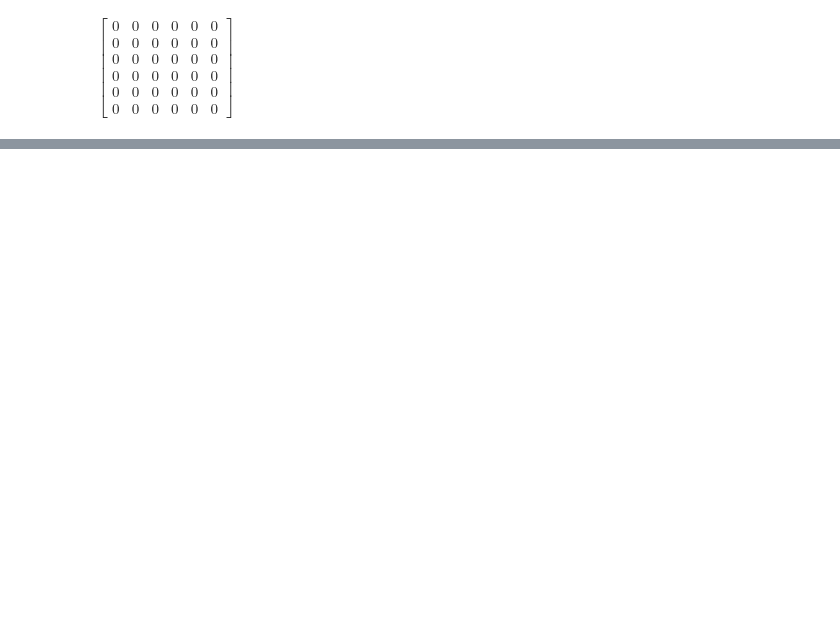
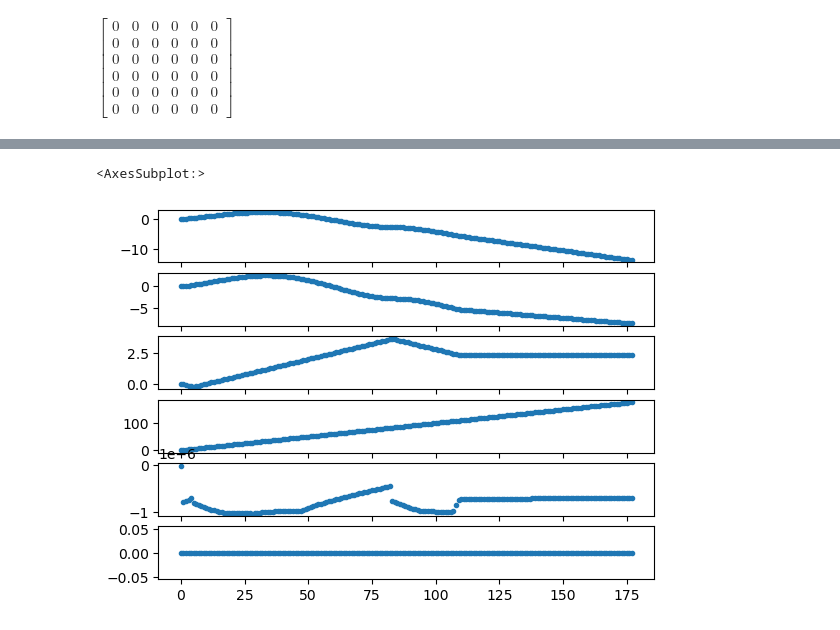
Before and after one commit to c-hague/LinearizedCarRobot, a Jupyter notebook: linearizedCar.ipynb, the cells around one changed output, grey strips where cells are left out. Saved outputs shown, nothing was run; the diff lists cells and outputs as text; code cells hidden in the pictures; blank space fills up the shorter version.

```diff
--- a/linearizedCar.ipynb
+++ b/linearizedCar.ipynb
@@ -305,0 +395,14 @@ q = cp.Variable(6)
+# %%
+fig = plt.figure()
+axes = fig.subplots(6, 1)
+axes[0].plot(q[0, :].value, '.')
+axes[1].plot(q[1, :].value, '.')
+axes[2].plot(q[2, :].value, '.')
+axes[3].plot(q[3, :].value, '.')
+axes[4].plot(q[4, :].value, '.')
+axes[5].plot(q[5, :].value, '.')
+
+axes[4]
+# %% [output]
+<AxesSubplot:>
+[figure, added]
```
Also changed, not shown: parts of 21 cells of this notebook.
